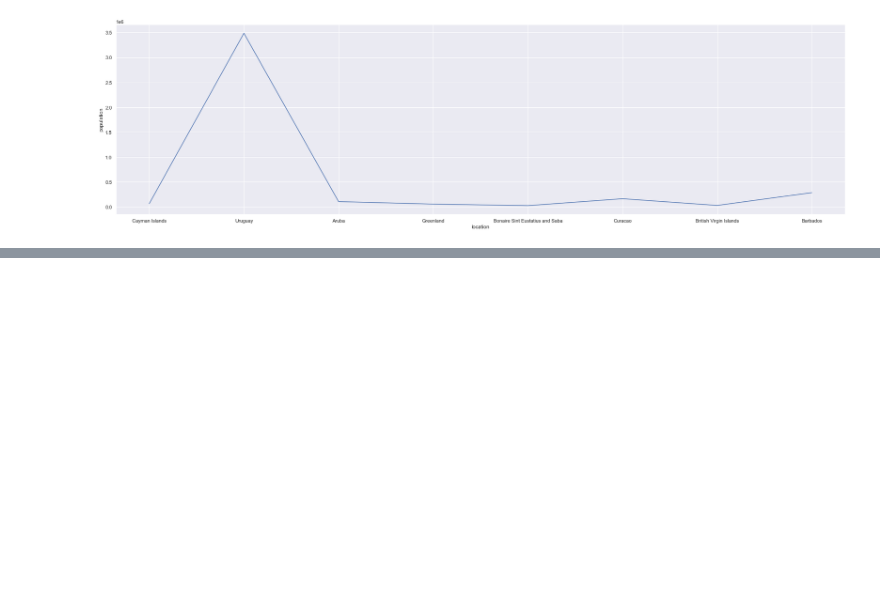
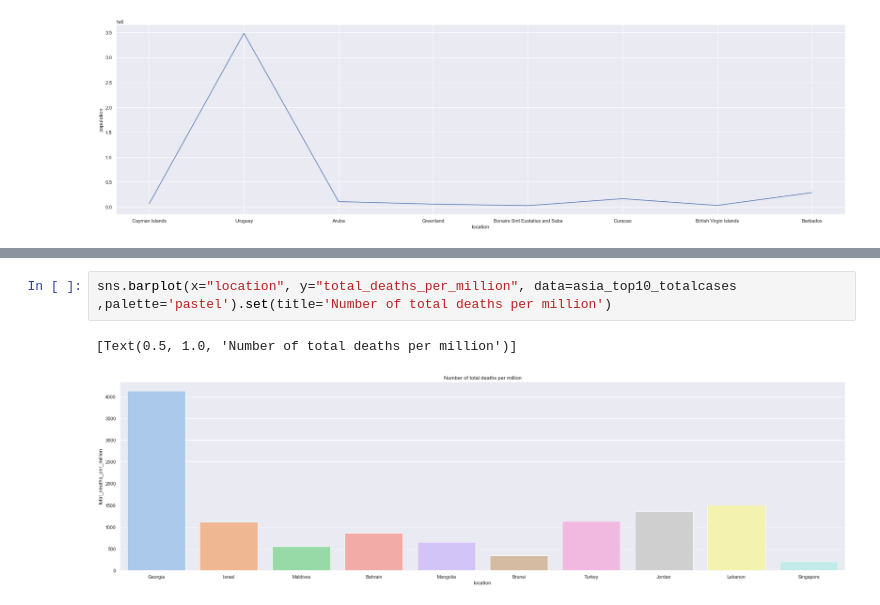
Before and after one commit to NChancheep/ITCS498_com_sci_classproject, a Jupyter notebook: ITCS498_com_sci_classproject.ipynb, the cells around one changed output, grey strips where cells are left out. Saved outputs shown, nothing was run; the diff lists cells and outputs as text; blank space fills up the shorter version.

```diff
--- a/ITCS498_com_sci_classproject.ipynb
+++ b/ITCS498_com_sci_classproject.ipynb
@@ -290,0 +317,5 @@ plt.show()
+# %%
+sns.barplot(x="location", y="total_deaths_per_million", data=asia_top10_totalcases ,palette='pastel').set(title='Number of total deaths per million')
+# %% [output]
+[Text(0.5, 1.0, 'Number of total deaths per million')]
+[figure, added]
```
Also changed, not shown: parts of 18 cells of this notebook.
